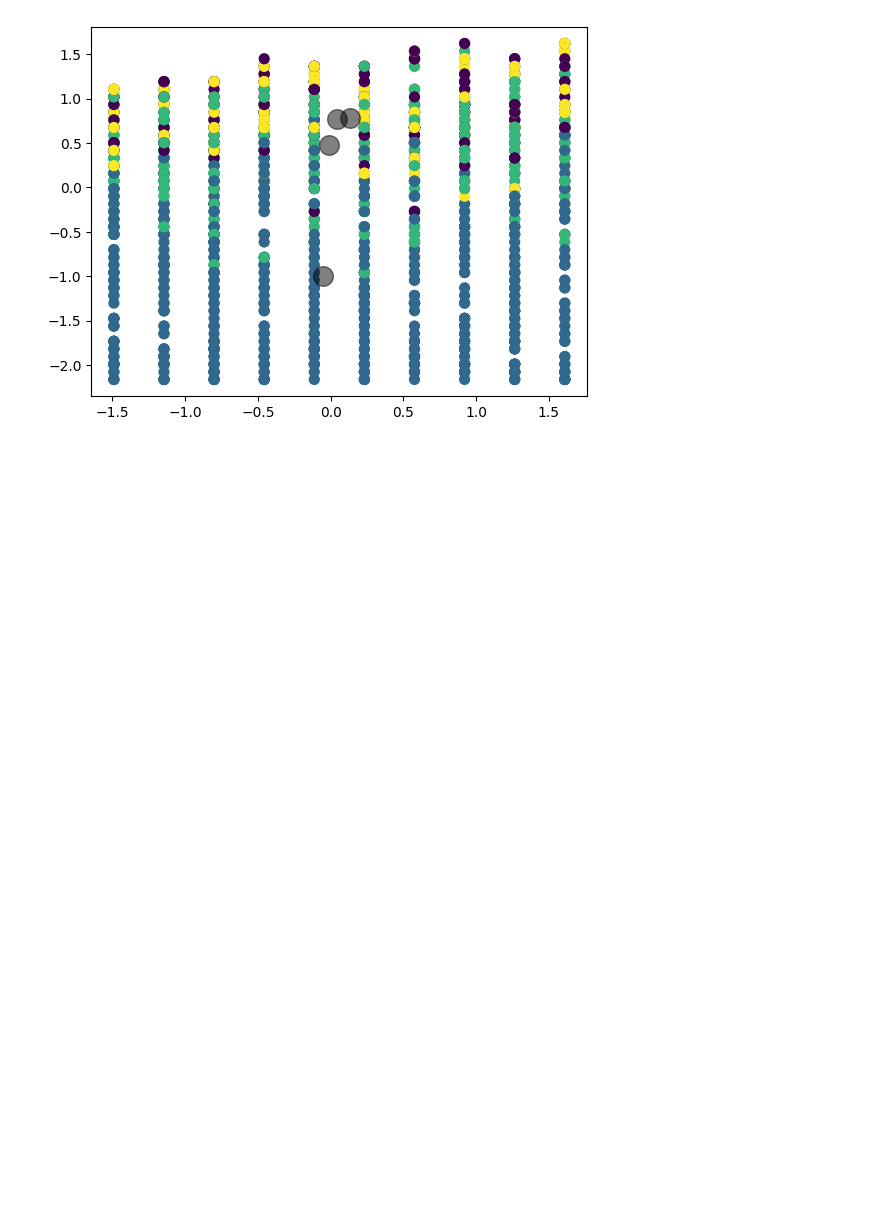
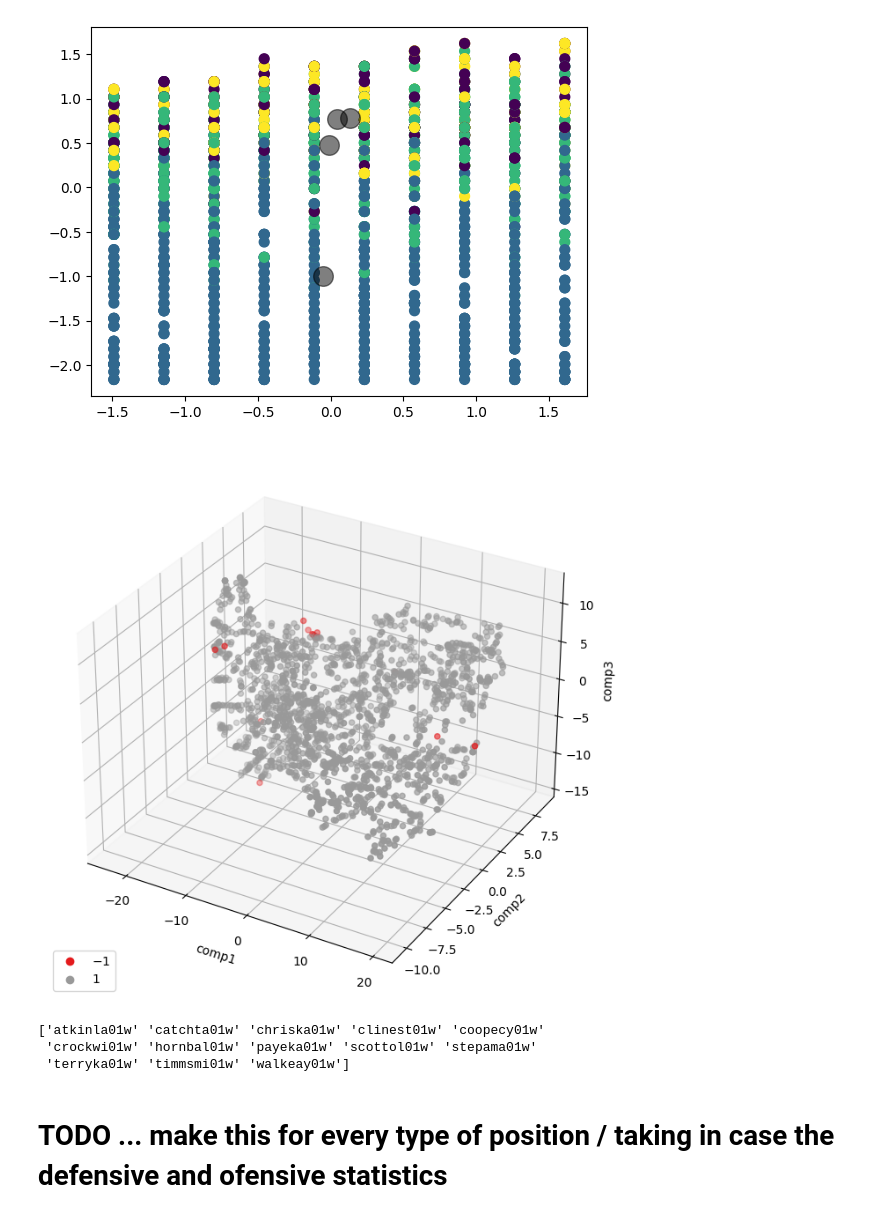
Before and after one commit to m21ark/ac, a Jupyter notebook: temp.ipynb, the cells around one changed output. Cells and saved outputs as stored; diff of their text form; code cells hidden in the pictures; blank space fills up the shorter version.

Commit message:
more explorarions on data

```diff
--- a/temp.ipynb
+++ b/temp.ipynb
@@ -66,3 +52,55 @@ plt.scatter(centers[:, 0], centers[:, 1], c='black', s=200, alpha=0.5)
 plt.show()
 # %% [output]
 [figure]
+# %%
+from sklearn.neighbors import LocalOutlierFactor
+from sklearn.pipeline import Pipeline
+
+steps = [('scale', StandardScaler()),
+         ('LOF', LocalOutlierFactor())
+         ]
+
+outliers = Pipeline(steps).fit_predict(X)
+
+df_merged['outliers'] = outliers
+# %%
+from matplotlib.colors import ListedColormap
+from sklearn.manifold import TSNE
+
+
+tsne = TSNE(perplexity=25, n_components=3).fit_transform(X_scaled) # we need a good perplexity value to separate the groups
+tsne = pandas.DataFrame(tsne, columns=['comp1', 'comp2', 'comp3'])
+tsne['outliers'] = outliers
+
+fig = plt.figure(figsize=(8, 8))  # create a new figure
+ax = fig.add_subplot(111, projection='3d')  # create a 3D subplot
+scatter = ax.scatter(tsne['comp1'], tsne['comp2'], tsne['comp3'],
+                     c=tsne['outliers'], cmap='Set1')  # create 3D scatter plot
+#
+# add labels and legend
+ax.set_xlabel('comp1')
+ax.set_ylabel('comp2')
+ax.set_zlabel('comp3')
+plt.legend(*scatter.legend_elements(), loc='lower left')
+
+plt.show()  # display the plot
+# %% [output]
+[figure, added]
+# %%
+
+df_best_and_worst = df_merged[df_merged['outliers'] == -1]
+df_best_and_worst = df_best_and_worst.drop(['outliers'], axis=1)
+
+# drop where stint != 0 ... as it skews the data
+df_best_and_worst = df_best_and_worst[df_best_and_worst['stint'] == 0]
+
+# show all uniques names
+b_w_players = df_best_and_worst['playerID'].unique()
+
+print(b_w_players)
+# %% [output]
+['atkinla01w' 'catchta01w' 'chriska01w' 'clinest01w' 'coopecy01w'
+ 'crockwi01w' 'hornbal01w' 'payeka01w' 'scottol01w' 'stepama01w'
+ 'terryka01w' 'timmsmi01w' 'walkeay01w']
+# %% [markdown]
+# TODO ... make this for every type of position / taking in case the defensive and ofensive statistics
```
Also changed, not shown: parts of 1 cell of this notebook.
